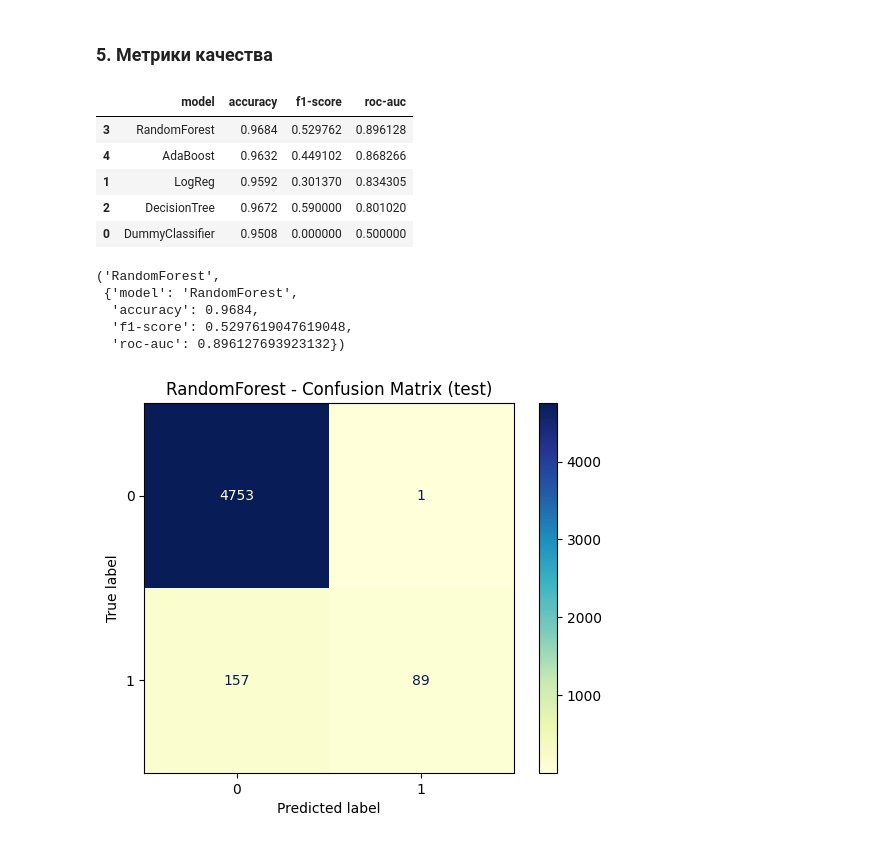
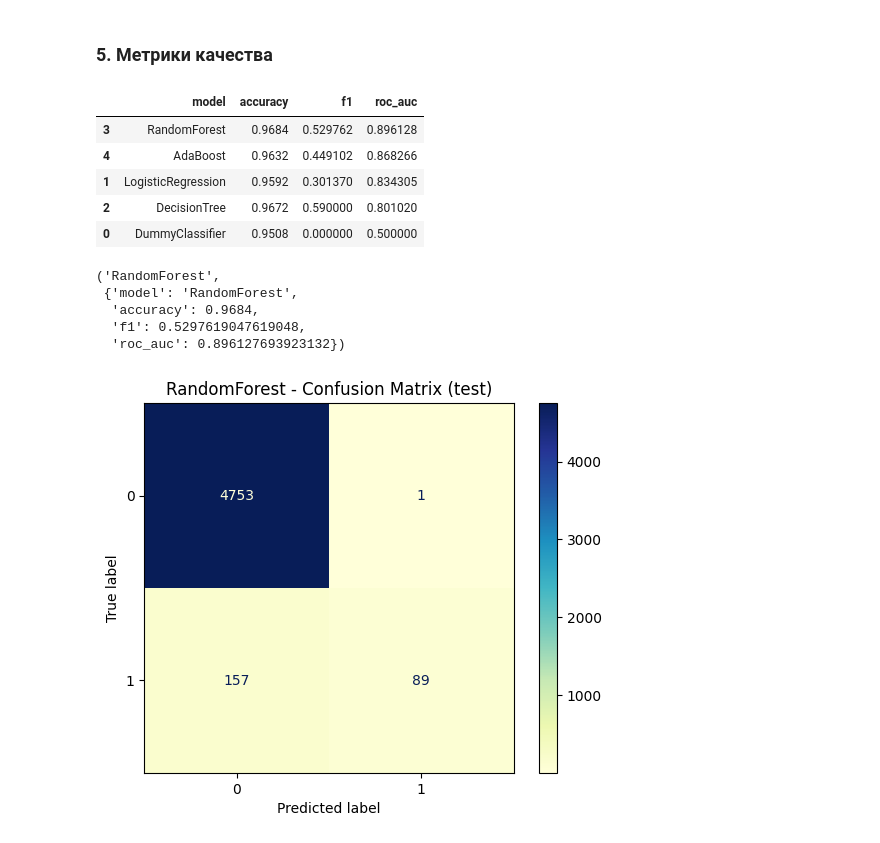
Before and after one commit to as-tar/mirea-aie-course, a Jupyter notebook: homeworks/HW06/HW06.ipynb, the cells around one changed output. Saved outputs shown, nothing was run; the diff lists cells and outputs as text; code cells hidden in the pictures.

```diff
--- a/homeworks/HW06/HW06.ipynb
+++ b/homeworks/HW06/HW06.ipynb
@@ -108,8 +108,8 @@ def compute_metrics(model, y_true, y_pred, y_pred_proba) -> dict:
     return {
         "model": model,
         "accuracy": accuracy_score(y_true, y_pred),
-        "f1-score": f1_score(y_true, y_pred),
-        "roc-auc": roc_auc_score(y_true, y_pred_proba),
+        "f1": f1_score(y_true, y_pred),
+        "roc_auc": roc_auc_score(y_true, y_pred_proba),
     }
 # %%
 cv = StratifiedKFold(n_splits=5, shuffle=True, random_state=RANDOM_STATE)
@@ -160,17 +160,17 @@ logreg_best = logreg_search.best_estimator_
 y_pred_logreg = logreg_best.predict(X_test)
 y_pred_proba_logreg = logreg_best.predict_proba(X_test)[:, 1]
 
-best_models["LogReg"] = logreg_best
+best_models["LogisticRegression"] = logreg_best
 
-search_summaries["LogReg"] = {
+search_summaries["LogisticRegression"] = {
         "best_params": logreg_search.best_params_,
         "best_cv_roc_auc": float(logreg_search.best_score_),
     }
 
-results.append(compute_metrics("LogReg", y_test,
+results.append(compute_metrics("LogisticRegression", y_test,
                                y_pred_logreg, y_pred_proba_logreg))
 
-search_summaries["LogReg"]
+search_summaries["LogisticRegression"]
 # %% [output]
 Fitting 5 folds for each of 10 candidates, totalling 50 fits
 {'best_params': {'logreg__C': 0.01, 'logreg__penalty': 'l1'},
@@ -330,13 +330,13 @@ Fitting 5 folds for each of 12 candidates, totalling 60 fits
 ### 5. Метрики качества
 # %%
 df_results = pd.DataFrame(results)
-df_results = df_results.sort_values("roc-auc", ascending=False)
+df_results = df_results.sort_values("roc_auc", ascending=False)
 df_results
 # %% [output]
-|  | model | accuracy | f1-score | roc-auc |
+|  | model | accuracy | f1 | roc_auc |
 | 3 | RandomForest | 0.9684 | 0.529762 | 0.896128 |
 | 4 | AdaBoost | 0.9632 | 0.449102 | 0.868266 |
-| 1 | LogReg | 0.9592 | 0.301370 | 0.834305 |
+| 1 | LogisticRegression | 0.9592 | 0.301370 | 0.834305 |
 | 2 | DecisionTree | 0.9672 | 0.590000 | 0.801020 |
 | 0 | DummyClassifier | 0.9508 | 0.000000 | 0.500000 |
 # %%
@@ -349,8 +349,8 @@ best_label, best_row.to_dict()
 ('RandomForest',
  {'model': 'RandomForest',
   'accuracy': 0.9684,
-  'f1-score': 0.5297619047619048,
-  'roc-auc': 0.896127693923132})
+  'f1': 0.5297619047619048,
+  'roc_auc': 0.896127693923132})
 # %%
 y_pred = best_model.predict(X_test)
 y_pred_proba = best_model.predict_proba(X_test)[:, 1]
```
Also changed, not shown: parts of 3 cells of this notebook, 4 other files.
